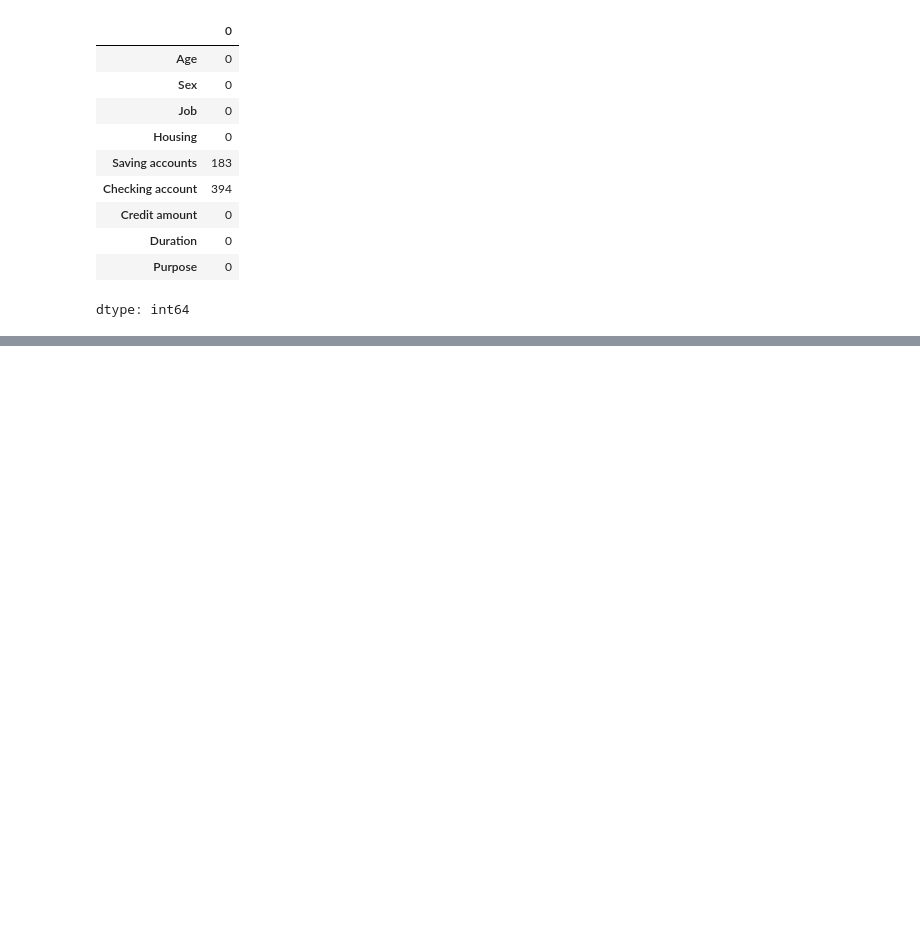
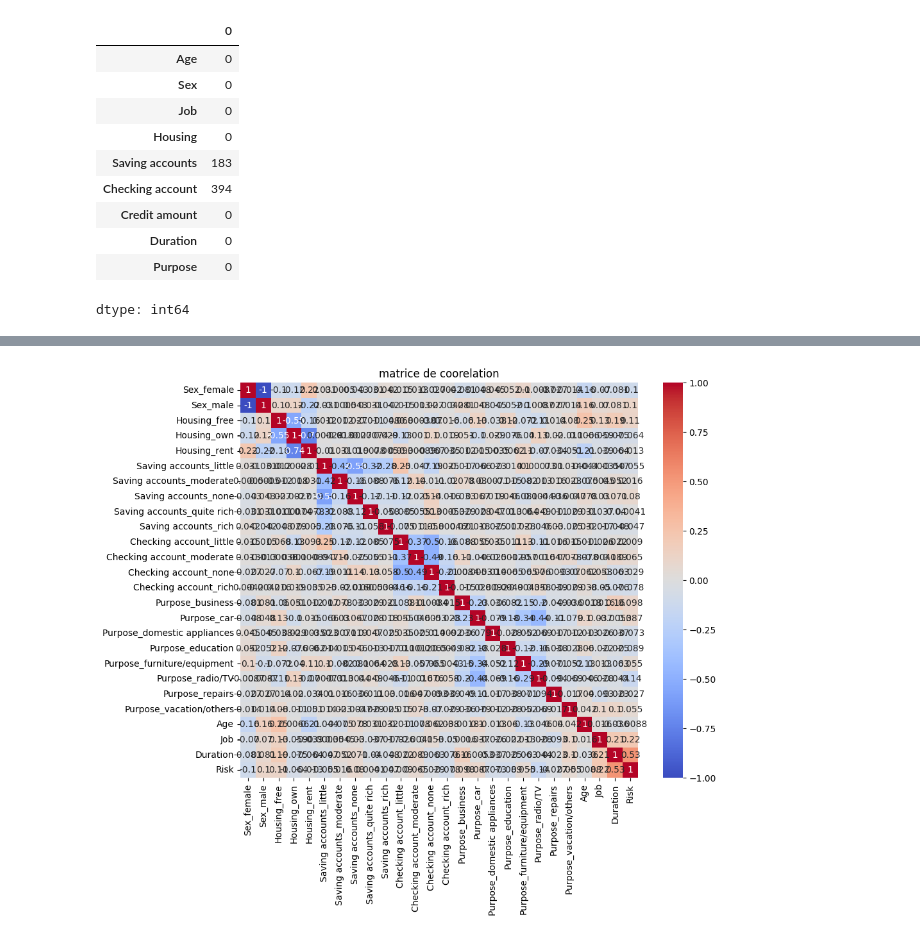
Before and after one commit to omrani-wiem/stage_code_alpha, a Jupyter notebook: stage_code_alpha.ipynb, the cells around one changed output, grey strips where cells are left out. Saved outputs shown, nothing was run; the diff lists cells and outputs as text; code cells hidden in the pictures; blank space fills up the shorter version.

```diff
--- a/stage_code_alpha.ipynb
+++ b/stage_code_alpha.ipynb
@@ -99,0 +104,23 @@ AttributeError: 'numpy.ndarray' object has no attribute 'dtypes'
+# %%
+encoder = ColumnTransformer(
+    transformers=[
+        ('cat', OneHotEncoder(handle_unknown='ignore'), ['Sex', 'Housing' , 'Saving accounts' , 'Checking account' , 'Purpose'])
+    ],
+    remainder='passthrough'
+)
+
+X_encoded = encoder.fit_transform(df)
+# %%
+import pandas as pd
+
+# Récupérer les noms des nouvelles colonnes encodées
+encoded_col_names = encoder.named_transformers_['cat'].get_feature_names_out(['Sex', 'Housing', 'Saving accounts' , 'Checking account' , 'Purpose'])
+
+# Récupérer les noms des colonnes non encodées (le reste)
+remainder_cols = df.drop(['Sex', 'Housing' , 'Saving accounts' , 'Checking account' , 'Purpose'], axis=1).columns
+
+# Construire un DataFrame complet à partir de X_encoded
+X_df = pd.DataFrame(X_encoded, columns=list(encoded_col_names) + list(remainder_cols))
+
+# Afficher les 5 premières lignes
+print(X_df.head())
@@ -99,0 +157,5 @@ AttributeError: 'numpy.ndarray' object has no attribute 'dtypes'
+# %%
+from sklearn.preprocessing import StandardScaler
+scaler = StandardScaler()
+cols_to_scale = [ 'Age' , 'Duration', 'Credit amount' ,'Duration']
+X_df[cols_to_scale] = scaler.fit_transform(X_df[cols_to_scale])
@@ -99,0 +175,12 @@ AttributeError: 'numpy.ndarray' object has no attribute 'dtypes'
+# %%
+median_credit = X_df['Credit amount'].median()
+X_df['Risk'] = (X_df['Credit amount'] > median_credit).astype(int)
+X_df = X_df.drop(columns=['Credit amount'])
+# %%
+plt.figure(figsize=(10, 8))
+correlation = X_df.corr()
+sns.heatmap(correlation , annot=True , cmap='coolwarm')
+plt.title('matrice de coorelation')
+plt.show()
+# %% [output]
+[figure, added]
```
Also changed, not shown: parts of 16 cells of this notebook.
